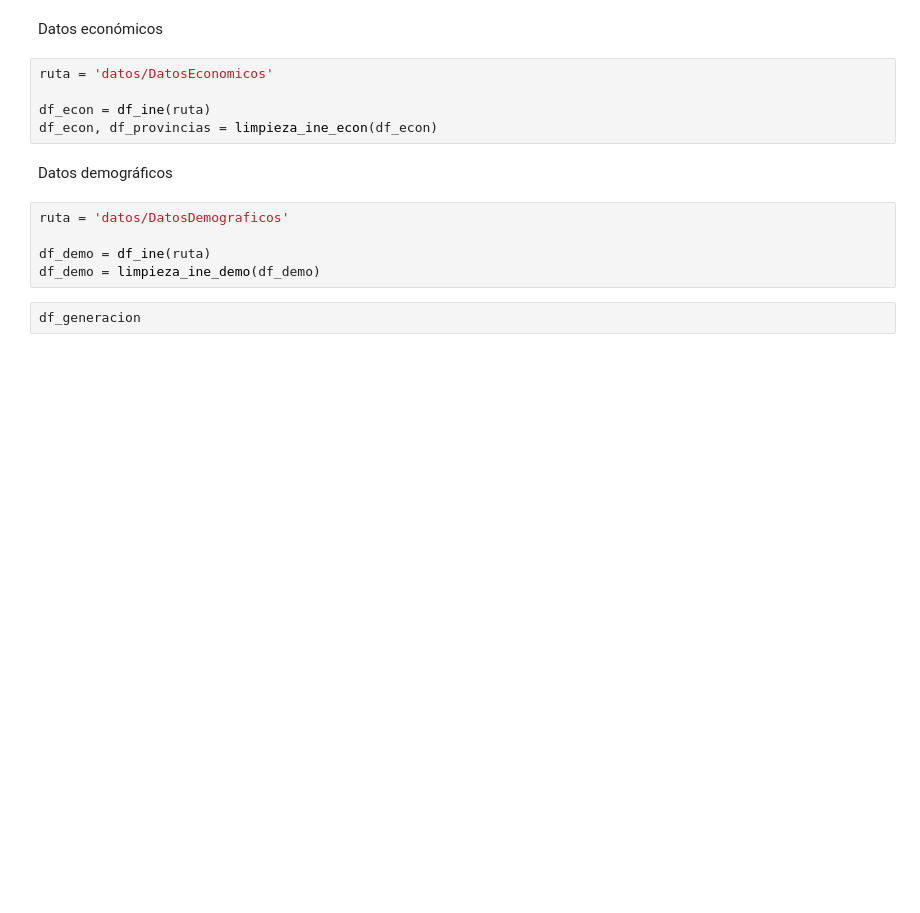
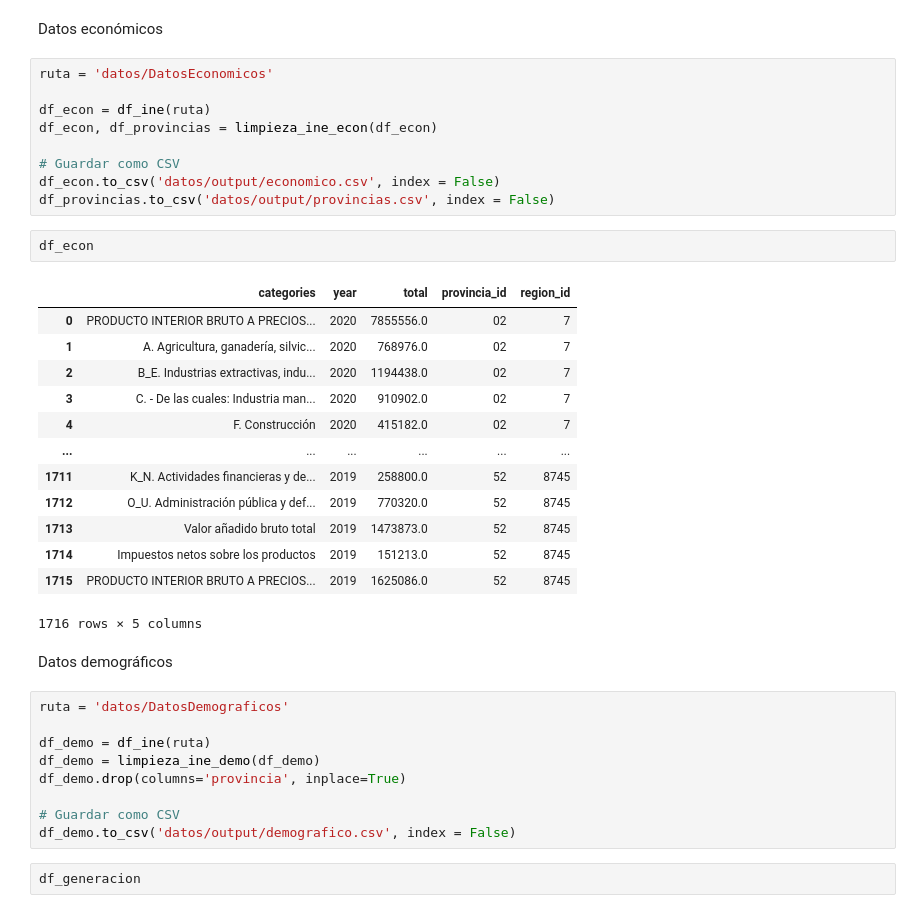
Before and after one commit to SupernovaIa/Laboratorio-ETL-Extraccion, a Jupyter notebook: laboratorio-modulo5-leccion02-etl-transformacion.ipynb, the cells around one changed output. Cells and saved outputs as stored; diff of their text form; blank space fills up the shorter version.

```diff
--- a/laboratorio-modulo5-leccion02-etl-transformacion.ipynb
+++ b/laboratorio-modulo5-leccion02-etl-transformacion.ipynb
@@ -132,6 +135,26 @@ ruta = 'datos/DatosEconomicos'
 
 df_econ = df_ine(ruta)
 df_econ, df_provincias = limpieza_ine_econ(df_econ)
+
+# Guardar como CSV
+df_econ.to_csv('datos/output/economico.csv', index = False)
+df_provincias.to_csv('datos/output/provincias.csv', index = False)
+# %%
+df_econ
+# %% [output]
+|  | categories | year | total | provincia_id | region_id |
+| 0 | PRODUCTO INTERIOR BRUTO A PRECIOS... | 2020 | 7855556.0 | 02 | 7 |
+| 1 | A. Agricultura, ganadería, silvic... | 2020 | 768976.0 | 02 | 7 |
+| 2 | B_E. Industrias extractivas, indu... | 2020 | 1194438.0 | 02 | 7 |
+| 3 | C. - De las cuales: Industria man... | 2020 | 910902.0 | 02 | 7 |
+| 4 | F. Construcción | 2020 | 415182.0 | 02 | 7 |
+| ... | ... | ... | ... | ... | ... |
+| 1711 | K_N. Actividades financieras y de... | 2019 | 258800.0 | 52 | 8745 |
+| 1712 | O_U. Administración pública y def... | 2019 | 770320.0 | 52 | 8745 |
+| 1713 | Valor añadido bruto total | 2019 | 1473873.0 | 52 | 8745 |
+| 1714 | Impuestos netos sobre los productos | 2019 | 151213.0 | 52 | 8745 |
+| 1715 | PRODUCTO INTERIOR BRUTO A PRECIOS... | 2019 | 1625086.0 | 52 | 8745 |
+1716 rows × 5 columns
 # %% [markdown]
 Datos demográficos
 # %%
@@ -139,6 +162,10 @@ ruta = 'datos/DatosDemograficos'
 
 df_demo = df_ine(ruta)
 df_demo = limpieza_ine_demo(df_demo)
+df_demo.drop(columns='provincia', inplace=True)
+
+# Guardar como CSV
+df_demo.to_csv('datos/output/demografico.csv', index = False)
 # %%
 df_generacion
 # %% [output]
```
Also changed, not shown: parts of 5 cells of this notebook, 9 other files.
